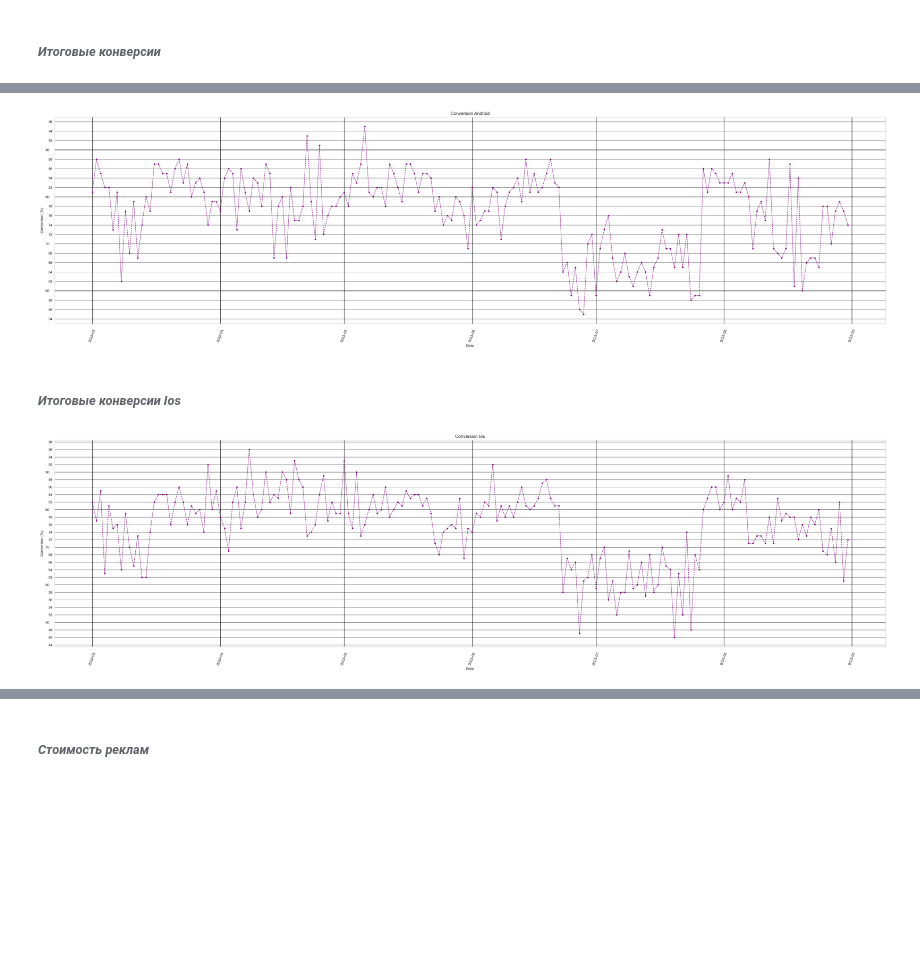
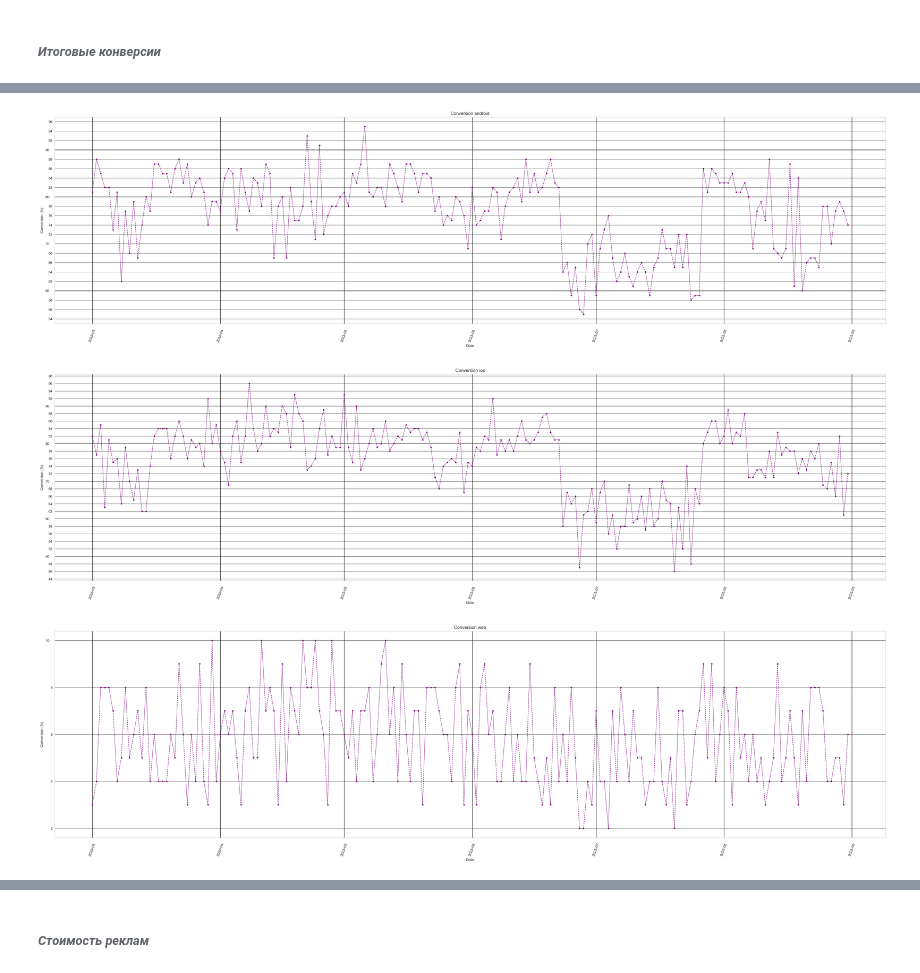
Before and after one commit to IcePenguinDiscoPanda/data-analytics-project-100, a Jupyter notebook: charts_project.ipynb, the cells around one changed output, grey strips where cells are left out. Cells and saved outputs as stored; diff of their text form; code cells hidden in the pictures; blank space fills up the shorter version.

```diff
--- a/charts_project.ipynb
+++ b/charts_project.ipynb
@@ -231,67 +232,40 @@ plt.show()
 # %%
-visits_and_registrations_android = visits_and_registrations[visits_and_registrations['platform'] == 'android']
+def platform_conversion(platform):
+    visits_and_registrations_platform = visits_and_registrations[visits_and_registrations['platform'] == platform]
 
-fig, ax = plt.subplots(figsize=(40, 10))
-ax.plot(visits_and_registrations_android['date_group'], visits_and_registrations_android['conversion'],
+    fig, ax = plt.subplots(figsize=(40, 10))
+    ax.plot(visits_and_registrations_platform['date_group'], visits_and_registrations_platform['conversion'],
         color='purple',
         marker='o',
         linestyle='dashed',
         linewidth=1,
         markersize=3)
-ax.grid()
-ax.set_xlabel('Date')
-ax.set_ylabel('Conversion (%)')
-plt.title('Conversion Android')
-plt.xticks(rotation=70)
-plt.grid()
+    ax.grid()
+    ax.set_xlabel('Date')
+    ax.set_ylabel('Conversion (%)')
+    plt.title(f'Conversion {platform}')
+    plt.xticks(rotation=70)
+    plt.grid()
 
-ax.yaxis.set_major_locator(MultipleLocator(10))
-ax.yaxis.set_major_formatter('{x:.0f}')
+    ax.yaxis.set_major_locator(MultipleLocator(10))
+    ax.yaxis.set_major_formatter('{x:.0f}')
 
-ax.yaxis.set_minor_locator(MultipleLocator(2))
-ax.yaxis.set_minor_formatter('{x:.0f}')
+    ax.yaxis.set_minor_locator(MultipleLocator(2))
+    ax.yaxis.set_minor_formatter('{x:.0f}')
 
-ax.grid(which='major', color='black', linewidth=1)
-ax.grid(which='minor', color='black', linewidth=0.5)
+    ax.grid(which='major', color='black', linewidth=1)
+    ax.grid(which='minor', color='black', linewidth=0.5)
 
-ax.tick_params(which='major', length=10)
-ax.tick_params(which='minor', length=2, )
+    ax.tick_params(which='major', length=10)
+    ax.tick_params(which='minor', length=2, )
 
-plt.savefig(f'./charts/Conversion Android.png')
-plt.show()
+    plt.savefig(f"./charts/Conversion {platform}.png")
+    plt.show()
+
+platform_conversion('android')
+platform_conversion('ios')
+platform_conversion('web')
 # %% [output]
 [figure]
+[figure, added]
+[figure, added]
-# %% [markdown]
-###### *Итоговые конверсии Ios*
-# %%
-visits_and_registrations_ios = visits_and_registrations[visits_and_registrations['platform'] == 'ios']
-
-fig, ax = plt.subplots(figsize=(40, 10))
-ax.plot(visits_and_registrations_ios['date_group'], visits_and_registrations_ios['conversion'],
-        color='purple',
-        marker='o',
-        linestyle='dashed',
-        linewidth=1,
-        markersize=3)
-ax.grid()
-ax.set_xlabel('Date')
-ax.set_ylabel('Conversion (%)')
-plt.title('Conversion Ios')
-plt.xticks(rotation=70)
-
-ax.yaxis.set_major_locator(MultipleLocator(10))
-ax.yaxis.set_major_formatter('{x:.0f}')
-
-ax.yaxis.set_minor_locator(MultipleLocator(2))
-ax.yaxis.set_minor_formatter('{x:.0f}')
-
-ax.grid(which='major', color='black', linewidth=1)
-ax.grid(which='minor', color='black', linewidth=0.5)
-
-ax.tick_params(which='major', length=10)
-ax.tick_params(which='minor', length=2, )
-
-plt.savefig(f'./charts/Conversion Ios.png')
-plt.show()
-# %% [output]
-[figure, removed]
```
Also changed, not shown: parts of 7 cells of this notebook, 1 other file.
